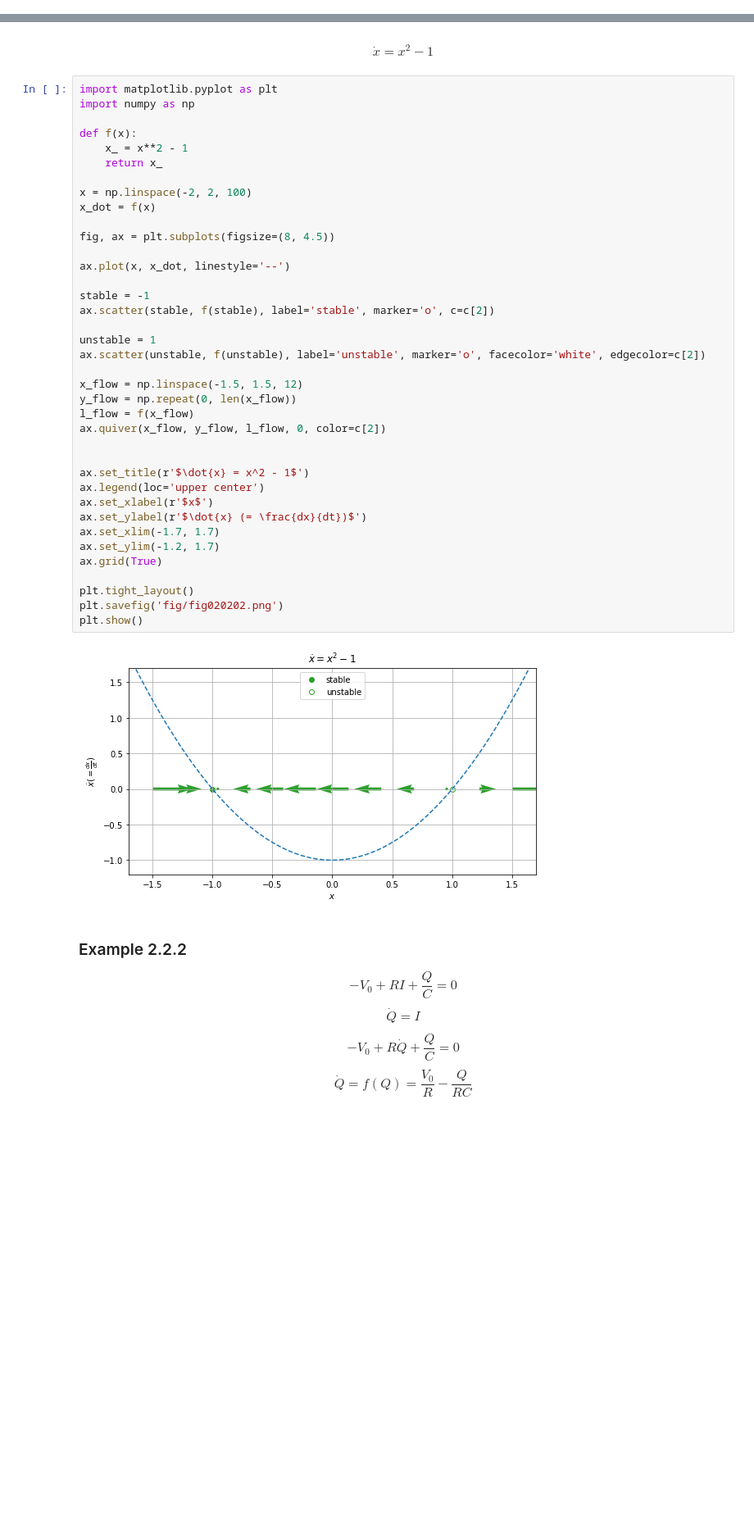
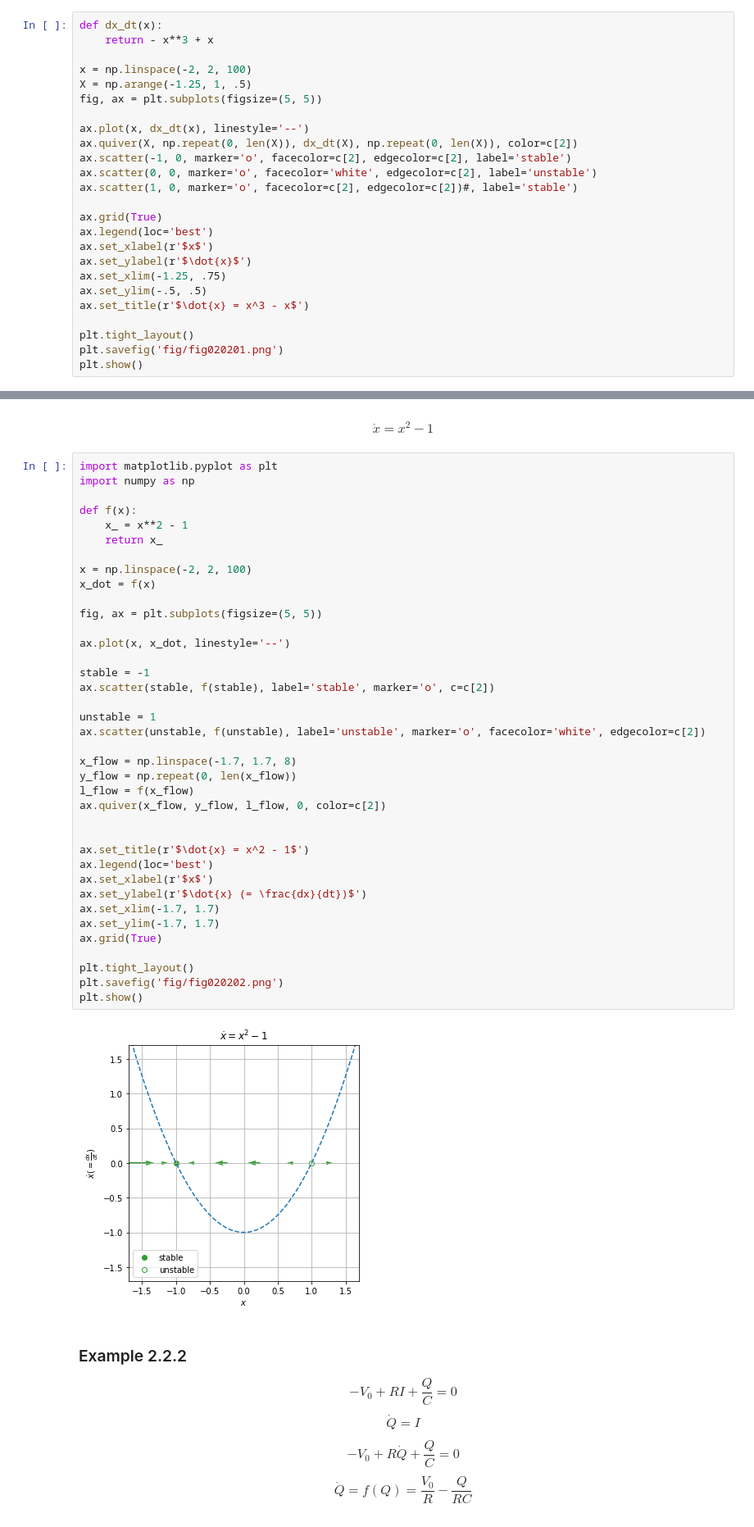
Before and after one commit to shumez/NLDC, a Jupyter notebook: 02/code.ipynb, the cells around one changed output, grey strips where cells are left out. Shown at 82% size. Cells and saved outputs as stored; diff of their text form; blank space fills up the shorter version.

```diff
--- a/02/code.ipynb
+++ b/02/code.ipynb
@@ -173,3 +173,28 @@ plt.show()
 # %% [markdown]
 ## 02.02. Fixed Points and Stability
 ---
+# %%
+def dx_dt(x):
+    return - x**3 + x
+
+x = np.linspace(-2, 2, 100)
+X = np.arange(-1.25, 1, .5)
+fig, ax = plt.subplots(figsize=(5, 5))
+
+ax.plot(x, dx_dt(x), linestyle='--')
+ax.quiver(X, np.repeat(0, len(X)), dx_dt(X), np.repeat(0, len(X)), color=c[2])
+ax.scatter(-1, 0, marker='o', facecolor=c[2], edgecolor=c[2], label='stable')
+ax.scatter(0, 0, marker='o', facecolor='white', edgecolor=c[2], label='unstable')
+ax.scatter(1, 0, marker='o', facecolor=c[2], edgecolor=c[2])#, label='stable')
+
+ax.grid(True)
+ax.legend(loc='best')
+ax.set_xlabel(r'$x$')
+ax.set_ylabel(r'$\dot{x}$')
+ax.set_xlim(-1.25, .75)
+ax.set_ylim(-.5, .5)
+ax.set_title(r'$\dot{x} = x^3 - x$')
+
+plt.tight_layout()
+plt.savefig('fig/fig020201.png')
+plt.show()
@@ -188,38 +215,38 @@ def f(x):
     x_ = x**2 - 1
     return x_
 
 x = np.linspace(-2, 2, 100)
 x_dot = f(x)
 
-fig, ax = plt.subplots(figsize=(8, 4.5))
+fig, ax = plt.subplots(figsize=(5, 5))
 
 ax.plot(x, x_dot, linestyle='--')
 
 stable = -1
 ax.scatter(stable, f(stable), label='stable', marker='o', c=c[2])
 
 unstable = 1
 ax.scatter(unstable, f(unstable), label='unstable', marker='o', facecolor='white', edgecolor=c[2])
 
-x_flow = np.linspace(-1.5, 1.5, 12)
+x_flow = np.linspace(-1.7, 1.7, 8)
 y_flow = np.repeat(0, len(x_flow))
 l_flow = f(x_flow)
 ax.quiver(x_flow, y_flow, l_flow, 0, color=c[2])
 
 
 ax.set_title(r'$\dot{x} = x^2 - 1$')
-ax.legend(loc='upper center')
+ax.legend(loc='best')
 ax.set_xlabel(r'$x$')
 ax.set_ylabel(r'$\dot{x} (= \frac{dx}{dt})$')
 ax.set_xlim(-1.7, 1.7)
-ax.set_ylim(-1.2, 1.7)
+ax.set_ylim(-1.7, 1.7)
 ax.grid(True)
 
 plt.tight_layout()
 plt.savefig('fig/fig020202.png')
 plt.show()
 # %% [output]
-[figure, old version]
+[figure, new version]
 # %% [markdown]
 ### Example 2.2.2
 
```
Also changed, not shown: parts of 4 cells of this notebook.
